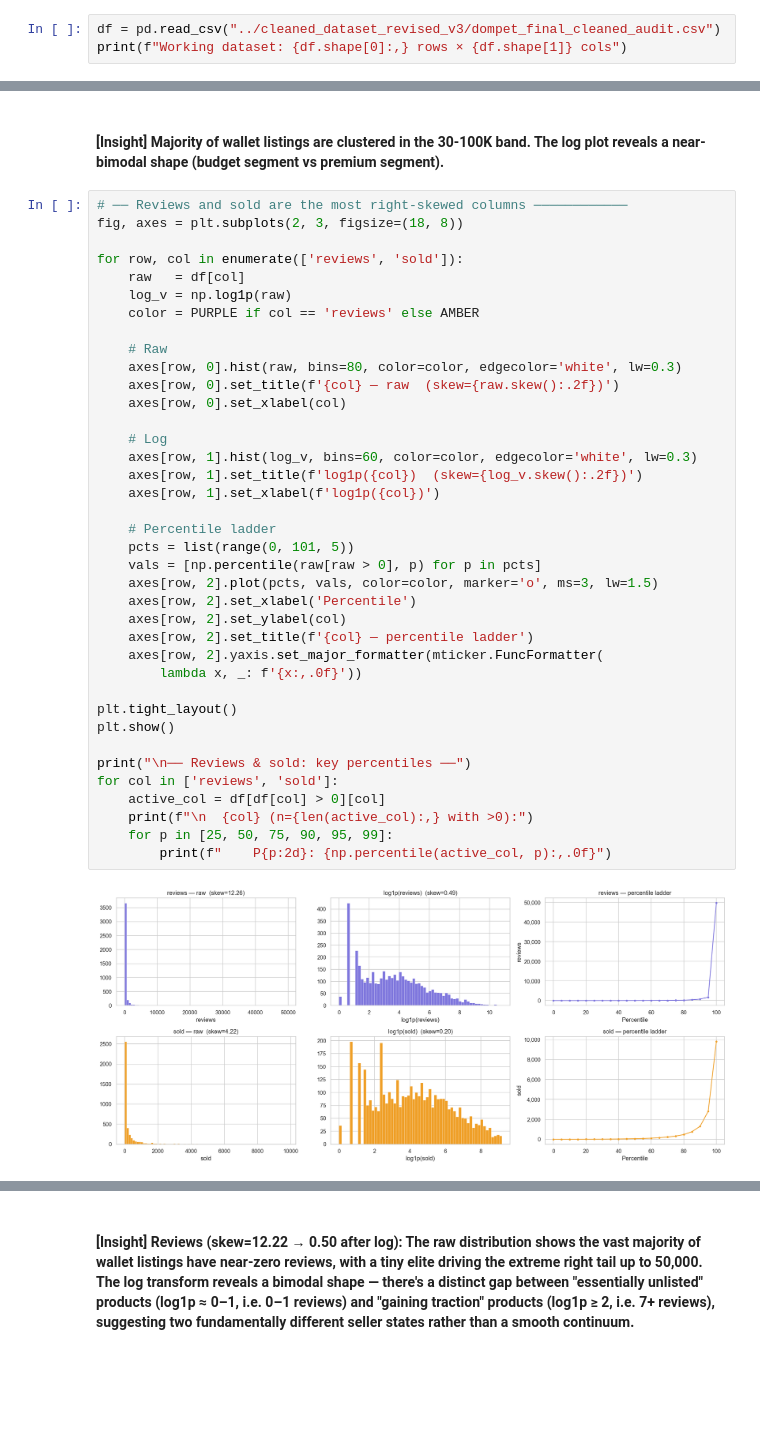
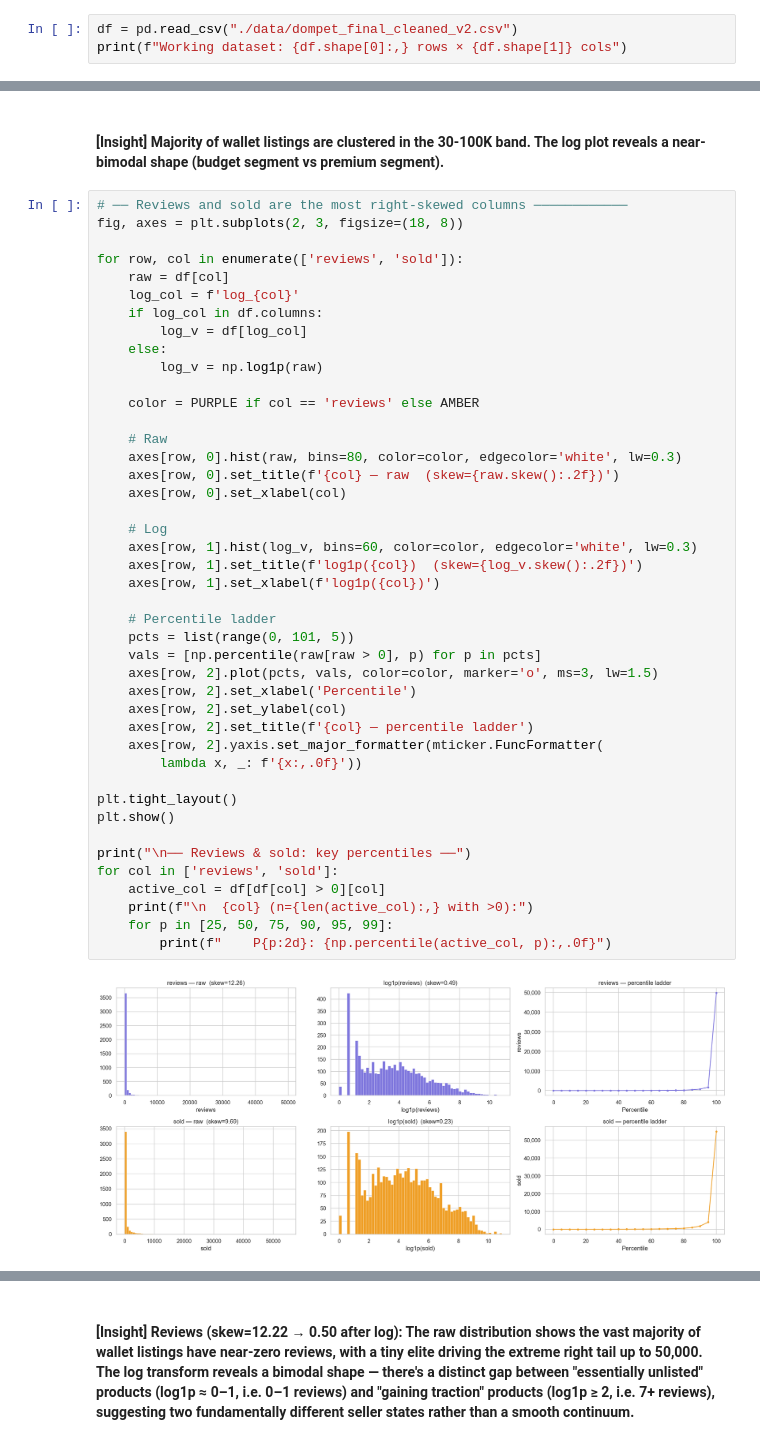
Before and after one commit to claranatalie01/COMP4501-FYP, a Jupyter notebook: angel/02_Dompet_UnivariateAnalysis.ipynb, the cells around one changed output, grey strips where cells are left out. Cells and saved outputs as stored; diff of their text form; blank space fills up the shorter version.

```diff
--- a/angel/02_Dompet_UnivariateAnalysis.ipynb
+++ b/angel/02_Dompet_UnivariateAnalysis.ipynb
@@ -36,6 +36,6 @@ def skew_label(s):
     elif s < -1: return 'strong left skew'
     else:        return 'approx. normal'
 # %%
-df = pd.read_csv("../cleaned_dataset_revised_v3/dompet_final_cleaned_audit.csv")
+df = pd.read_csv("./data/dompet_final_cleaned_v2.csv")
 print(f"Working dataset: {df.shape[0]:,} rows × {df.shape[1]} cols")
 # %% [output]
@@ -235,41 +235,46 @@ price_band
 fig, axes = plt.subplots(2, 3, figsize=(18, 8))
 
 for row, col in enumerate(['reviews', 'sold']):
-    raw   = df[col]
-    log_v = np.log1p(raw)
+    raw = df[col]
+    log_col = f'log_{col}'
+    if log_col in df.columns:
+        log_v = df[log_col]
+    else:
+        log_v = np.log1p(raw)
+
     color = PURPLE if col == 'reviews' else AMBER
 
     # Raw
     axes[row, 0].hist(raw, bins=80, color=color, edgecolor='white', lw=0.3)
     axes[row, 0].set_title(f'{col} — raw  (skew={raw.skew():.2f})')
     axes[row, 0].set_xlabel(col)
 
     # Log
     axes[row, 1].hist(log_v, bins=60, color=color, edgecolor='white', lw=0.3)
     axes[row, 1].set_title(f'log1p({col})  (skew={log_v.skew():.2f})')
     axes[row, 1].set_xlabel(f'log1p({col})')
 
     # Percentile ladder
     pcts = list(range(0, 101, 5))
     vals = [np.percentile(raw[raw > 0], p) for p in pcts]
     axes[row, 2].plot(pcts, vals, color=color, marker='o', ms=3, lw=1.5)
     axes[row, 2].set_xlabel('Percentile')
     axes[row, 2].set_ylabel(col)
     axes[row, 2].set_title(f'{col} — percentile ladder')
     axes[row, 2].yaxis.set_major_formatter(mticker.FuncFormatter(
         lambda x, _: f'{x:,.0f}'))
 
 plt.tight_layout()
 plt.show()
 
 print("\n── Reviews & sold: key percentiles ──")
 for col in ['reviews', 'sold']:
     active_col = df[df[col] > 0][col]
     print(f"\n  {col} (n={len(active_col):,} with >0):")
     for p in [25, 50, 75, 90, 95, 99]:
         print(f"    P{p:2d}: {np.percentile(active_col, p):,.0f}")
 # %% [output]
-[figure, old version]
+[figure, new version]
 ── Reviews & sold: key percentiles ──
 
   reviews (n=4,116 with >0):
```
Also changed, not shown: parts of 10 cells of this notebook.
